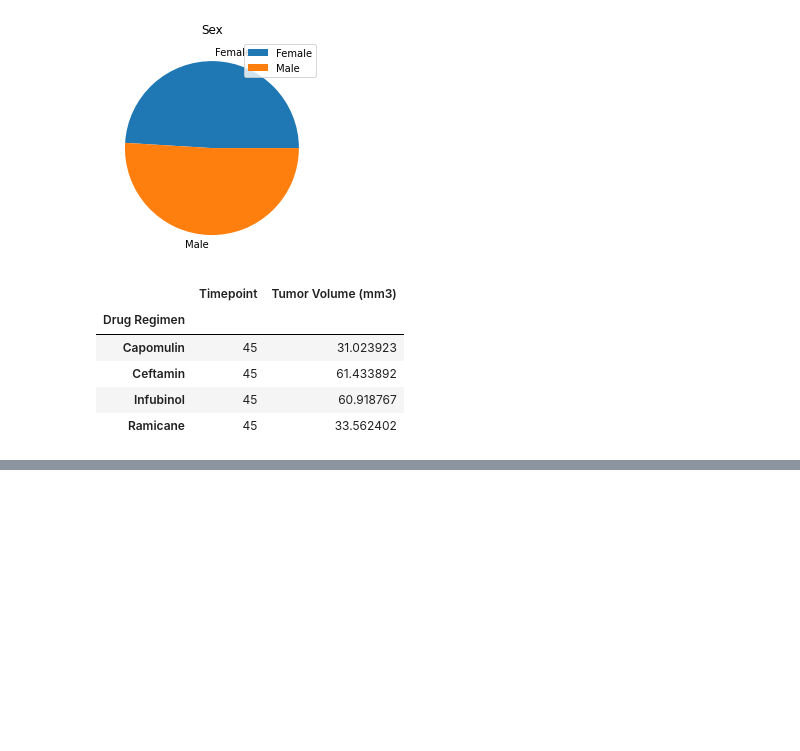
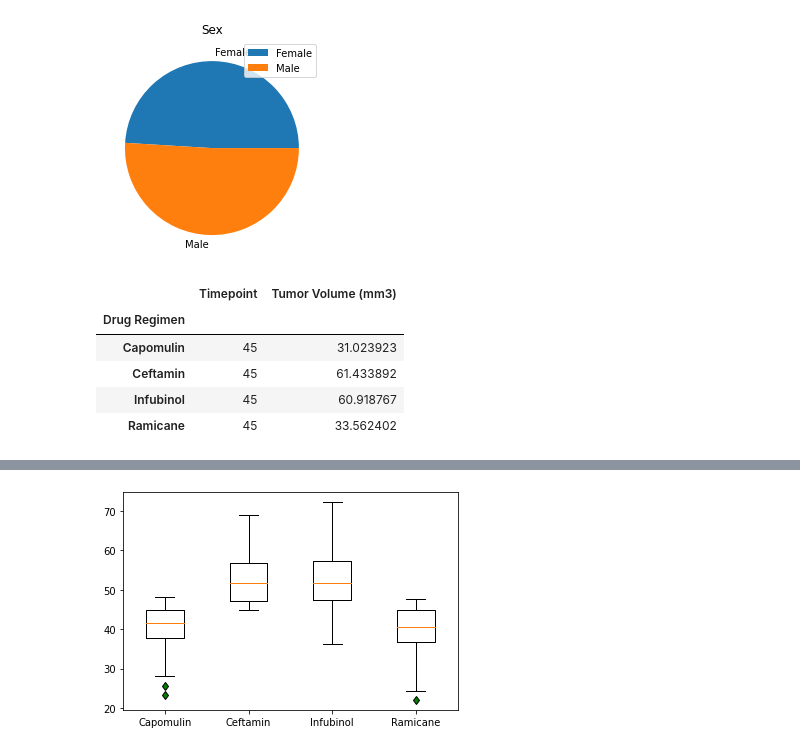
Before and after one commit to JohnTimmers/matplotlib-challenge, a Jupyter notebook: pymaceuticals_challenge.ipynb, the cells around one changed output, grey strips where cells are left out. Drawn from its saved outputs; the diff is of its cells as text; code cells hidden in the pictures; blank space fills up the shorter version.

```diff
--- a/pymaceuticals_challenge.ipynb
+++ b/pymaceuticals_challenge.ipynb
@@ -175,0 +248,10 @@ Ramicane_iqr = Ram_upperq - Ram_lowerq
+# %%
+green_diamond = dict(markerfacecolor='g', marker='d')
+fig1, ax1 = plt.subplots()
+top_4_data = [drug_df_Capomulin, drug_df_Ceftamin, drug_df_Infubinol, drug_df_Ramicane]
+ax1.set_xticklabels(["Capomulin", "Ceftamin", "Infubinol", "Ramicane"])
+ax1.boxplot(top_4_data, flierprops = green_diamond)
+
+plt.show()
+# %% [output]
+[figure, added]
```
Also changed, not shown: parts of 7 cells of this notebook.
